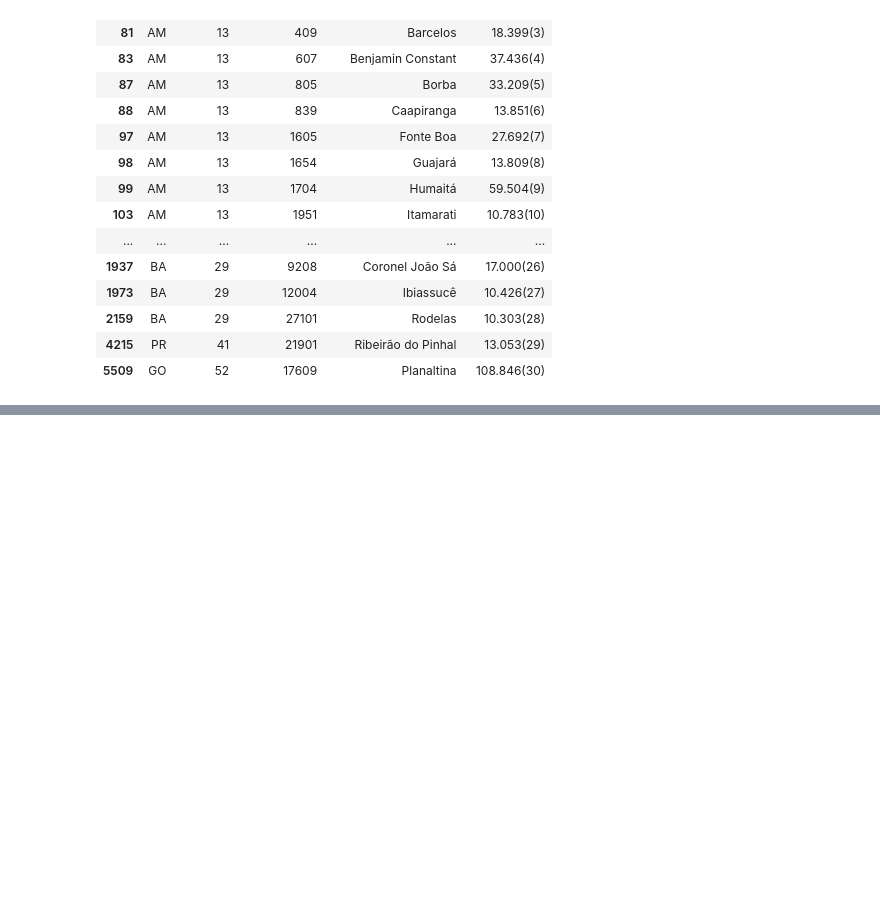
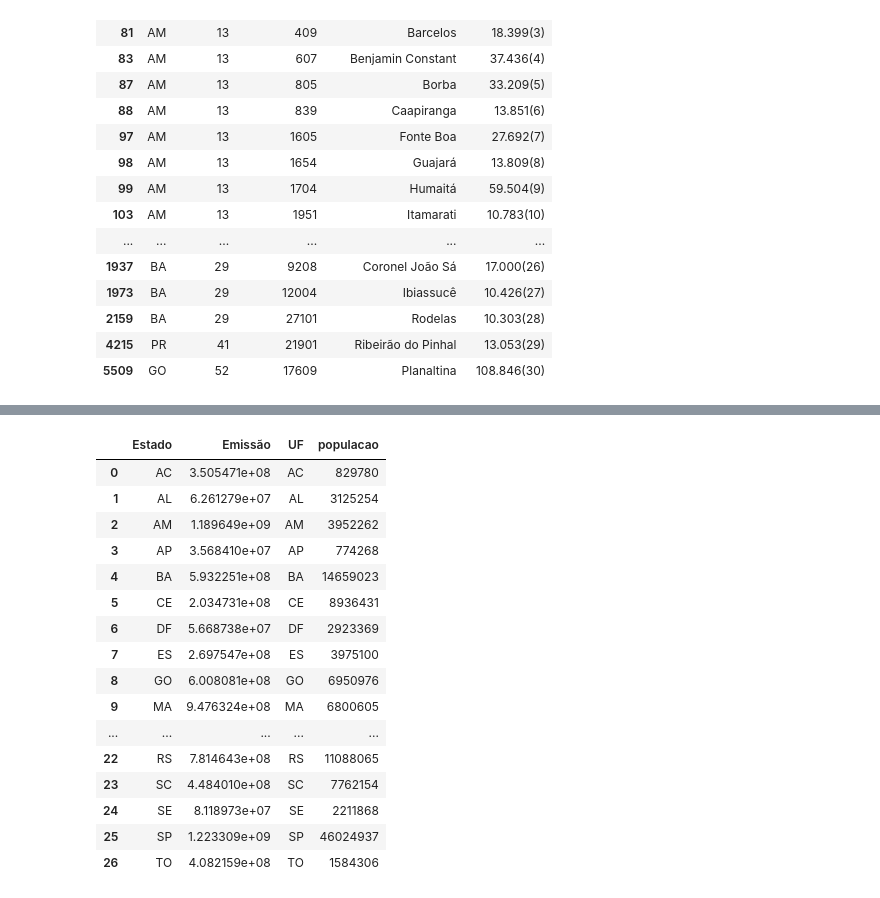
Before and after one commit to eubrunoo/greenhouse-gas-emissions-analysis, a Jupyter notebook: main.ipynb, the cells around one changed output, grey strips where cells are left out. Saved outputs shown, nothing was run; the diff lists cells and outputs as text; code cells hidden in the pictures; blank space fills up the shorter version.

```diff
--- a/main.ipynb
+++ b/main.ipynb
@@ -566,0 +590,20 @@ population_states
+# %%
+grouped_data
+# %% [output]
+|  | Estado | Emissão | UF | populacao |
+| 0 | AC | 3.505471e+08 | AC | 829780 |
+| 1 | AL | 6.261279e+07 | AL | 3125254 |
+| 2 | AM | 1.189649e+09 | AM | 3952262 |
+| 3 | AP | 3.568410e+07 | AP | 774268 |
+| 4 | BA | 5.932251e+08 | BA | 14659023 |
+| 5 | CE | 2.034731e+08 | CE | 8936431 |
+| 6 | DF | 5.668738e+07 | DF | 2923369 |
+| 7 | ES | 2.697547e+08 | ES | 3975100 |
+| 8 | GO | 6.008081e+08 | GO | 6950976 |
+| 9 | MA | 9.476324e+08 | MA | 6800605 |
+| ... | ... | ... | ... | ... |
+| 22 | RS | 7.814643e+08 | RS | 11088065 |
+| 23 | SC | 4.484010e+08 | SC | 7762154 |
+| 24 | SE | 8.118973e+07 | SE | 2211868 |
+| 25 | SP | 1.223309e+09 | SP | 46024937 |
+| 26 | TO | 4.082159e+08 | TO | 1584306 |
```
Also changed, not shown: parts of 8 cells of this notebook.
